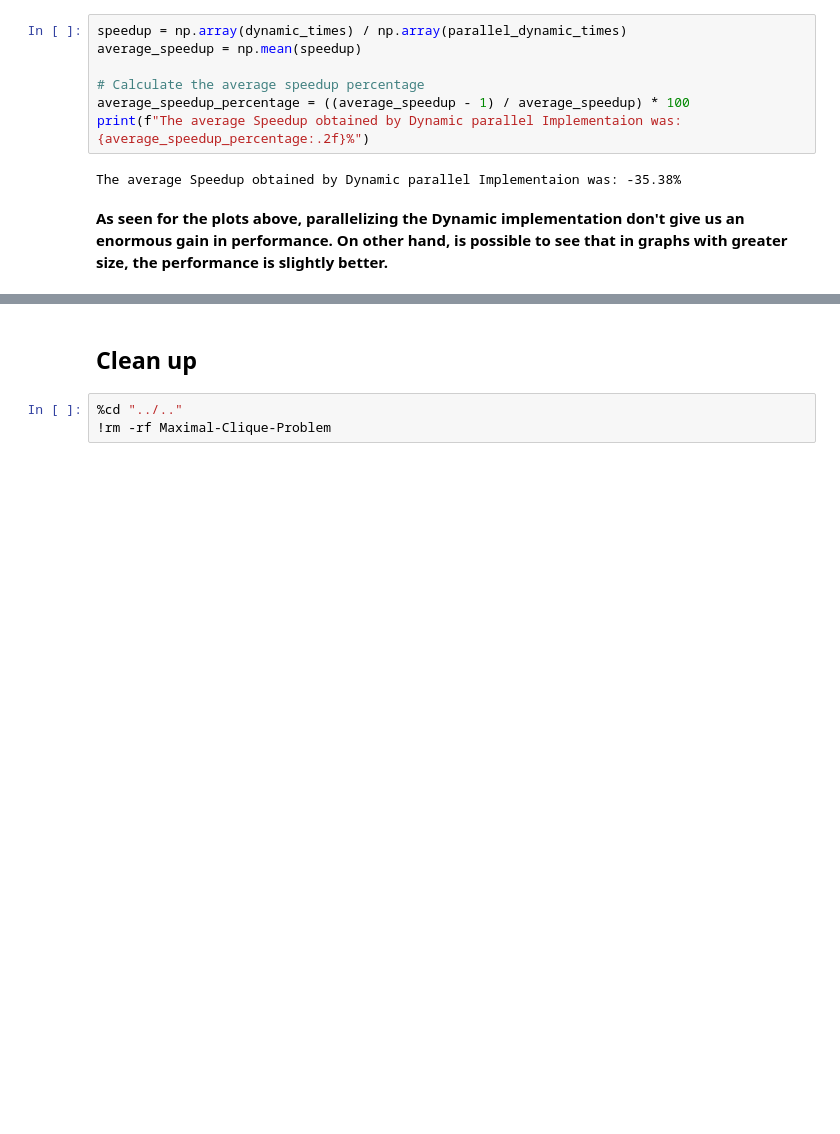
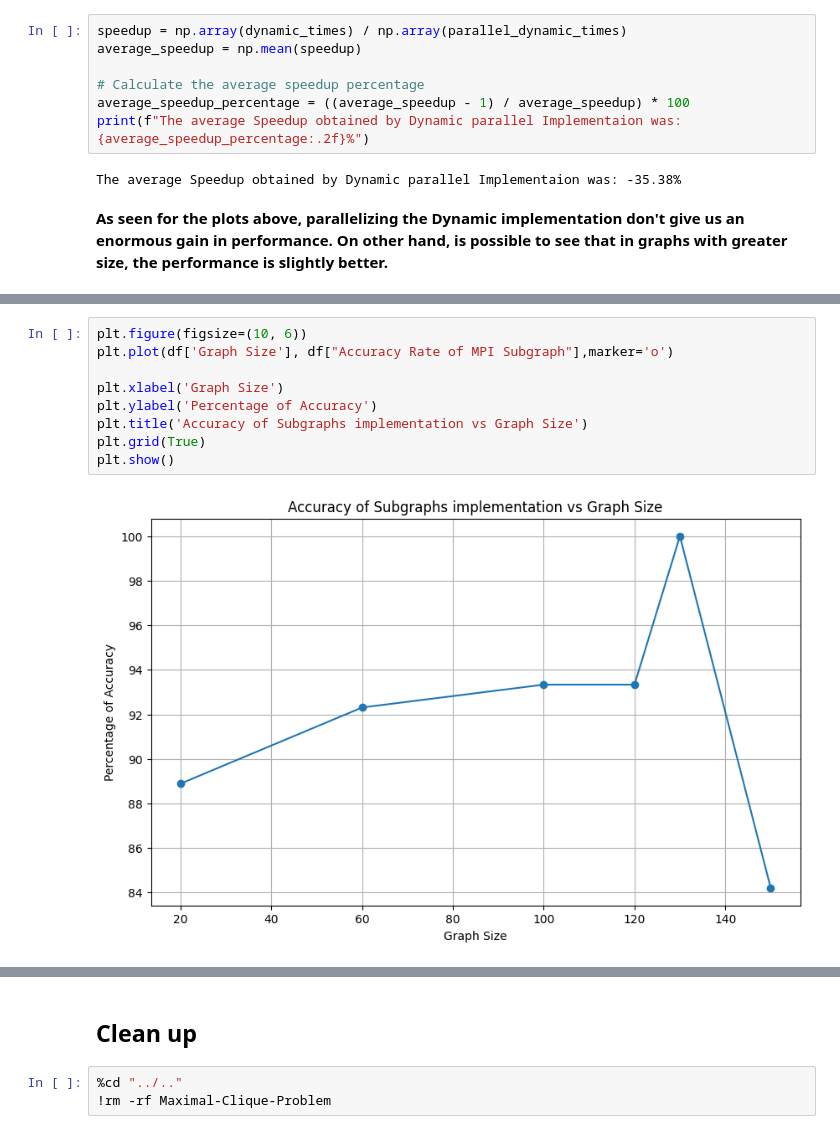
Before and after one commit to matheus-1618/Maximal-Clique-Problem, a Jupyter notebook: src/Report.ipynb, the cells around one changed output, grey strips where cells are left out. Cells and saved outputs as stored; diff of their text form; blank space fills up the shorter version.

```diff
--- a/src/Report.ipynb
+++ b/src/Report.ipynb
@@ -1297,2 +1654,13 @@ plt.show()
+# %%
+plt.figure(figsize=(10, 6))
+plt.plot(df['Graph Size'], df["Accuracy Rate of MPI Subgraph"],marker='o')
+
+plt.xlabel('Graph Size')
+plt.ylabel('Percentage of Accuracy')
+plt.title('Accuracy of Subgraphs implementation vs Graph Size')
+plt.grid(True)
+plt.show()
+# %% [output]
+[figure, added]
 # %%
 import numpy as np
```
Also changed, not shown: parts of 16 cells of this notebook.
